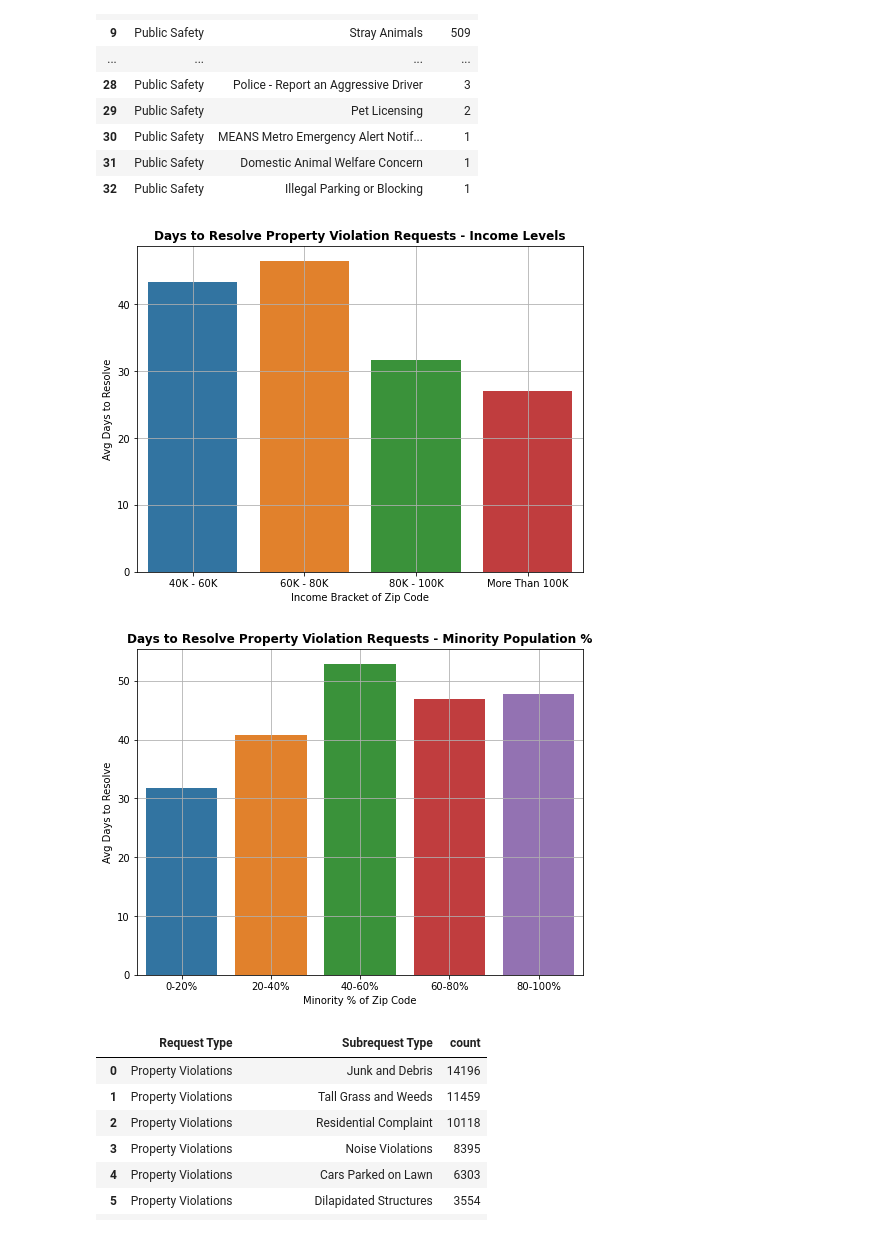
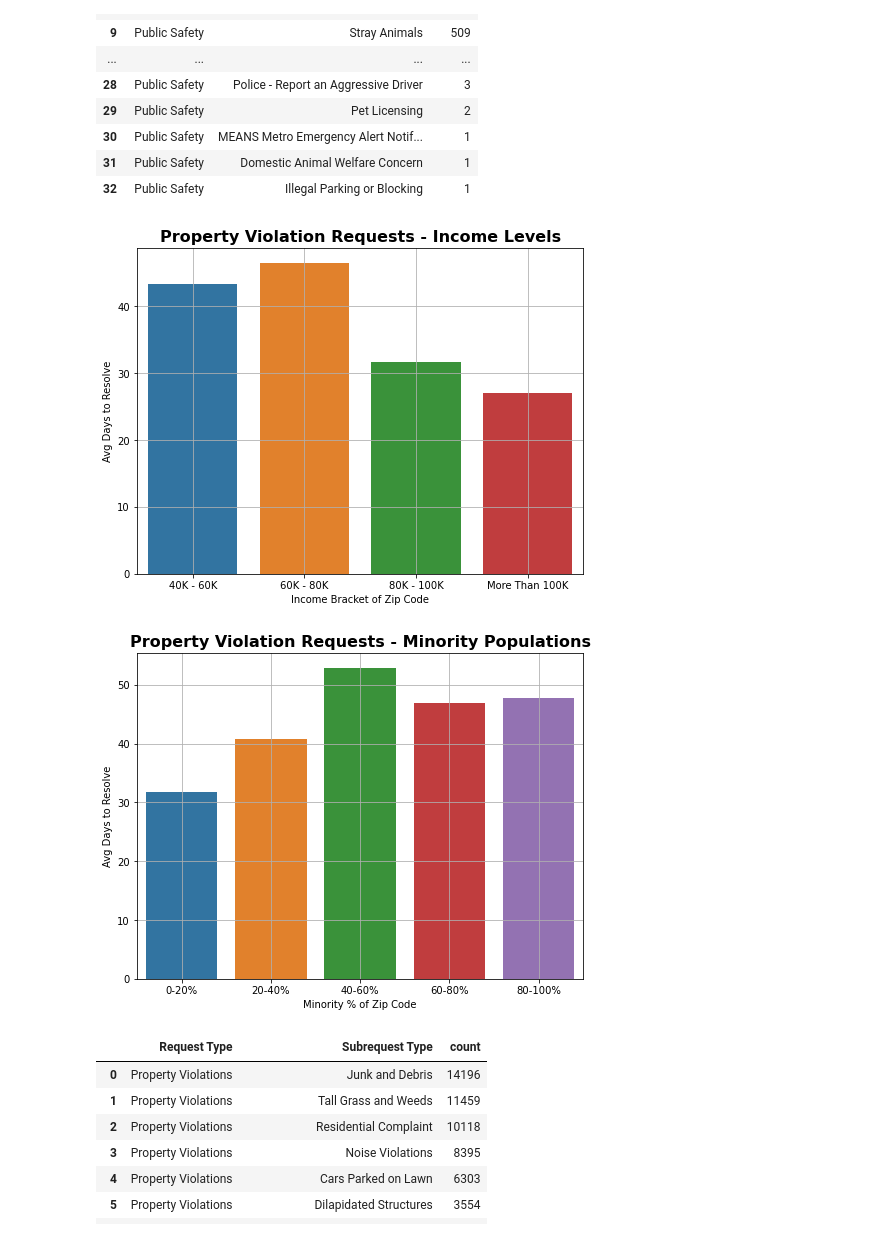
Before and after one commit to PrestonSpencer/Capstone-Nashville-Software-School-Nashville-311-Analysis, a Jupyter notebook: notebooks/visuals_and_analysis.ipynb, the cells around one changed output. Cells and saved outputs as stored; diff of their text form; code cells hidden in the pictures.

```diff
--- a/notebooks/visuals_and_analysis.ipynb
+++ b/notebooks/visuals_and_analysis.ipynb
@@ -775,21 +801,21 @@ plt.figure(figsize = (8,6))
 sns.barplot(x = 'Income Bracket', y = 0, data = property_groups)
 plt.ylabel('Avg Days to Resolve')
 plt.xlabel('Income Bracket of Zip Code')
-plt.title('Days to Resolve Property Violation Requests - Income Levels', weight = 'bold', fontsize = 12)
+plt.title('Property Violation Requests - Income Levels', weight = 'bold', fontsize = 16)
 plt.grid();
 # %% [output]
-[figure, old version]
+[figure, new version]
 # %%
 property_groups_race = request_property.groupby(['Minority % Bracket']).apply(property_mean)
 property_groups_race = property_groups_race.reset_index()
 plt.figure(figsize = (8,6))
 sns.barplot(x = 'Minority % Bracket', y = 0, data = property_groups_race)
 plt.ylabel('Avg Days to Resolve')
 plt.xlabel('Minority % of Zip Code')
-plt.title('Days to Resolve Property Violation Requests - Minority Population %', weight = 'bold', fontsize = 12)
+plt.title('Property Violation Requests - Minority Populations', weight = 'bold', fontsize = 16)
 plt.grid();
 # %% [output]
-[figure, old version]
+[figure, new version]
 # %%
 request_property.groupby(['Request Type'], as_index = False)['Subrequest Type'].value_counts()
 # %% [output]
```
Also changed, not shown: parts of 31 cells of this notebook, 6 other files.
